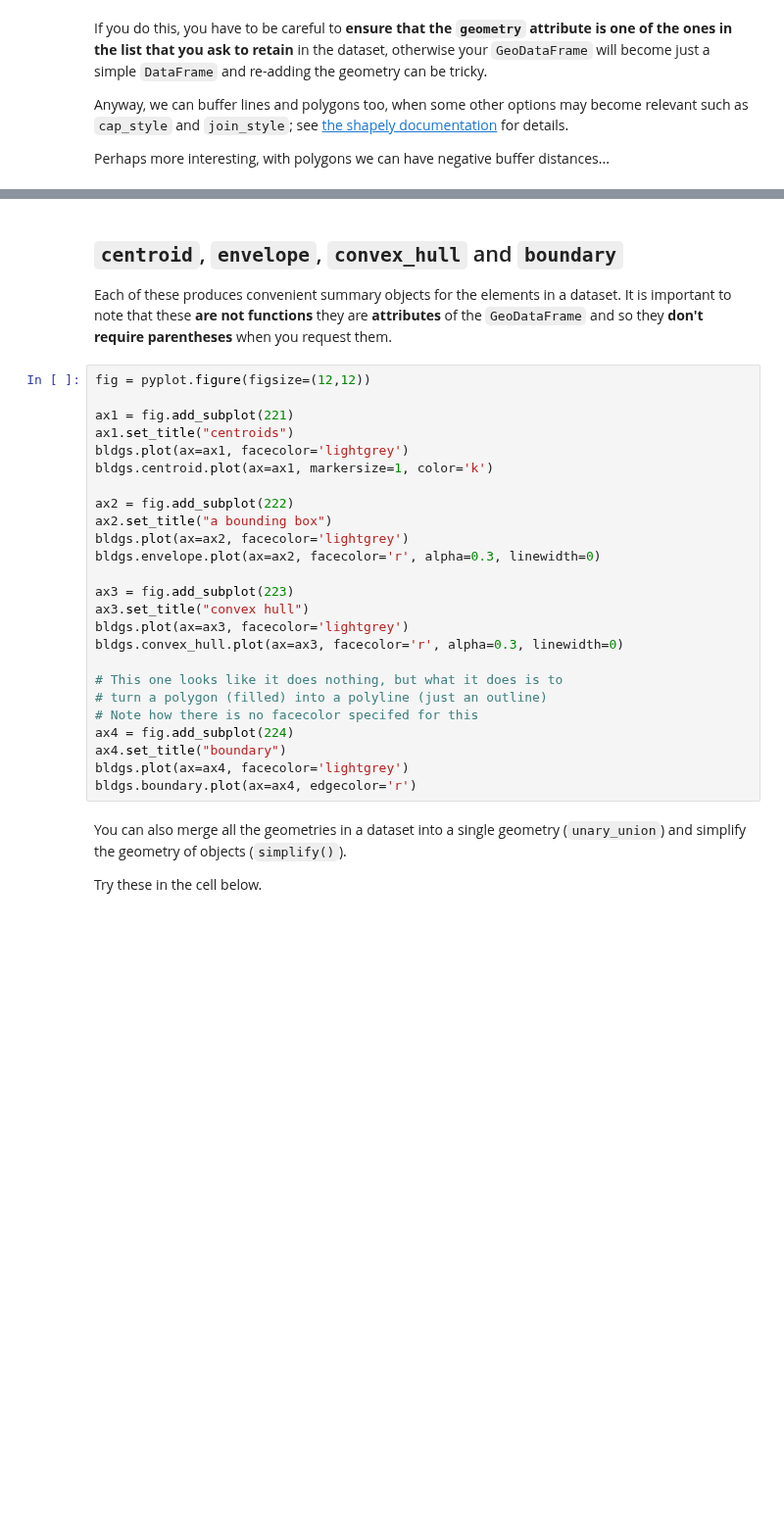
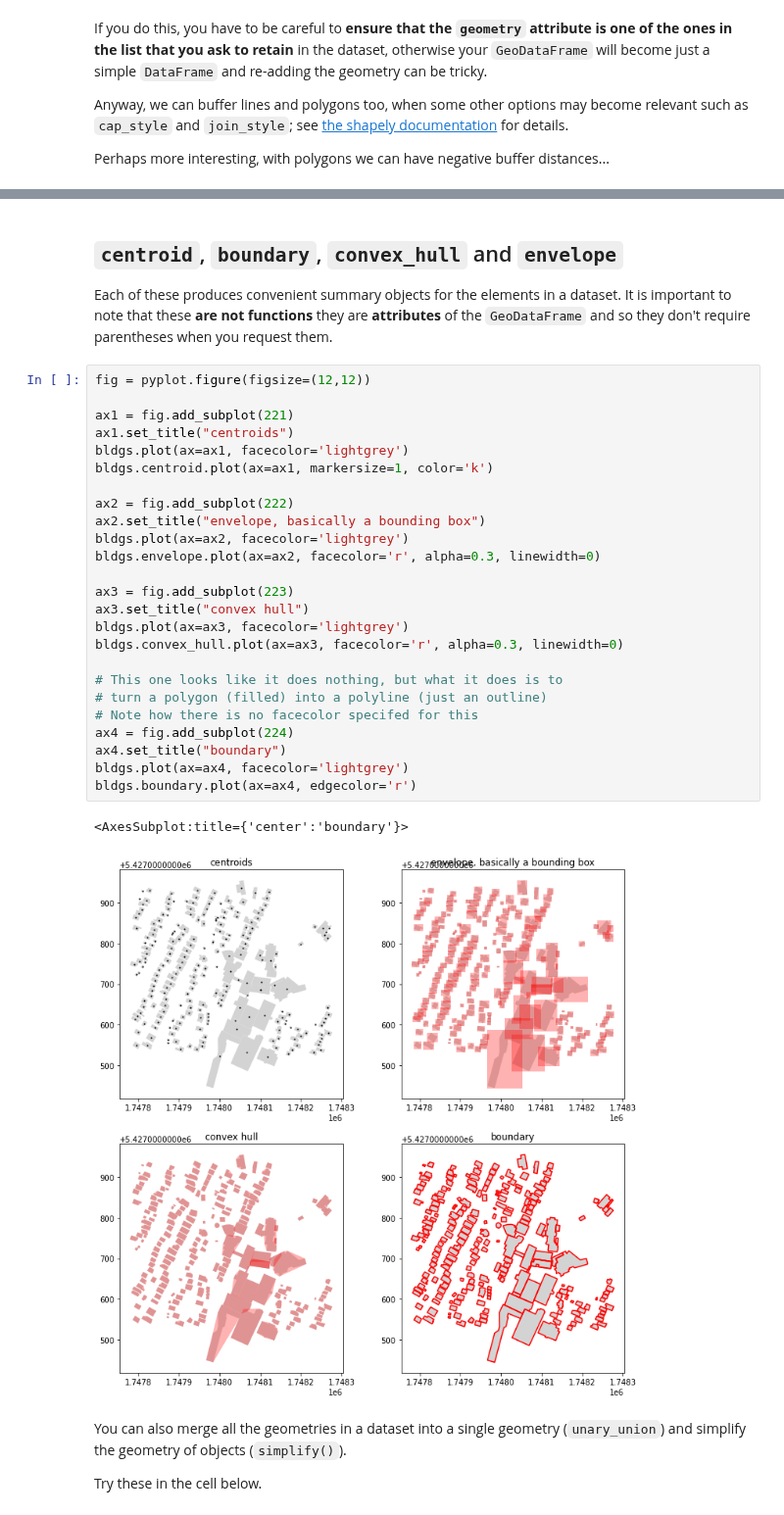
Before and after one commit to DOSull/Geographical-Computing, a Jupyter notebook: labs/geopandas-as-gis/02-making-new-geometries-from-existing.ipynb, the cells around one changed output, grey strips where cells are left out. Shown at 98% size. Cells and saved outputs as stored; diff of their text form; blank space fills up the shorter version.

```diff
--- a/labs/geopandas-as-gis/02-making-new-geometries-from-existing.ipynb
+++ b/labs/geopandas-as-gis/02-making-new-geometries-from-existing.ipynb
@@ -79,31 +114,34 @@ In earlier versions of `geopandas` a negative buffer caused errors. That doesn't
 # %% [markdown]
-## `centroid`, `envelope`, `convex_hull` and `boundary`
-Each of these produces convenient summary objects for the elements in a dataset.  It is important to note that these **are not functions** they are **attributes** of the `GeoDataFrame` and so they **don't require parentheses** when you request them.
+## `centroid`, `boundary`, `convex_hull` and `envelope`
+Each of these produces convenient summary objects for the elements in a dataset.  It is important to note that these **are not functions** they are **attributes** of the `GeoDataFrame` and so they don't require parentheses when you request them.
 # %%
 fig = pyplot.figure(figsize=(12,12))
 
 ax1 = fig.add_subplot(221)
 ax1.set_title("centroids")
 bldgs.plot(ax=ax1, facecolor='lightgrey')
 bldgs.centroid.plot(ax=ax1, markersize=1, color='k')
 
 ax2 = fig.add_subplot(222)
-ax2.set_title("a bounding box")
+ax2.set_title("envelope, basically a bounding box")
 bldgs.plot(ax=ax2, facecolor='lightgrey')
 bldgs.envelope.plot(ax=ax2, facecolor='r', alpha=0.3, linewidth=0)
 
 ax3 = fig.add_subplot(223)
 ax3.set_title("convex hull")
 bldgs.plot(ax=ax3, facecolor='lightgrey')
 bldgs.convex_hull.plot(ax=ax3, facecolor='r', alpha=0.3, linewidth=0)
 
 # This one looks like it does nothing, but what it does is to
 # turn a polygon (filled) into a polyline (just an outline)
 # Note how there is no facecolor specifed for this
 ax4 = fig.add_subplot(224)
 ax4.set_title("boundary")
 bldgs.plot(ax=ax4, facecolor='lightgrey')
 bldgs.boundary.plot(ax=ax4, edgecolor='r')
+# %% [output]
+<AxesSubplot:title={'center':'boundary'}>
+[figure, added]
 # %% [markdown]
 You can also merge all the geometries in a dataset into a single geometry (`unary_union`) and simplify the geometry of objects (`simplify()`).
 
```
Also changed, not shown: parts of 10 cells of this notebook, 8 other files.
